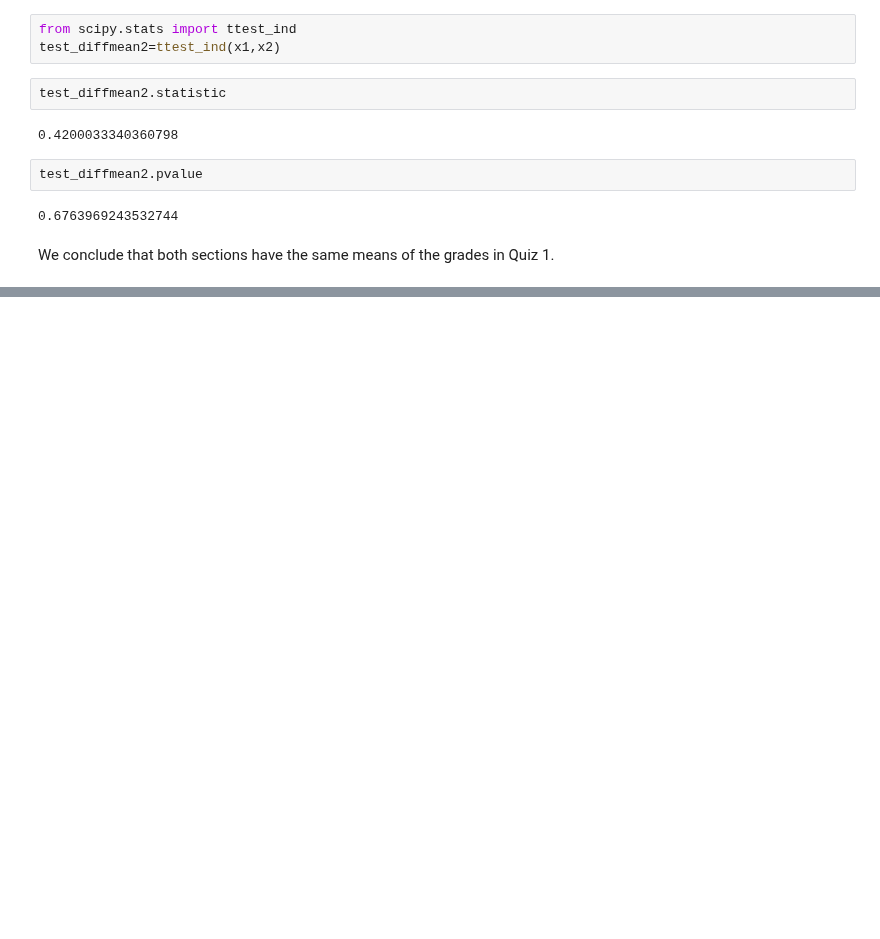
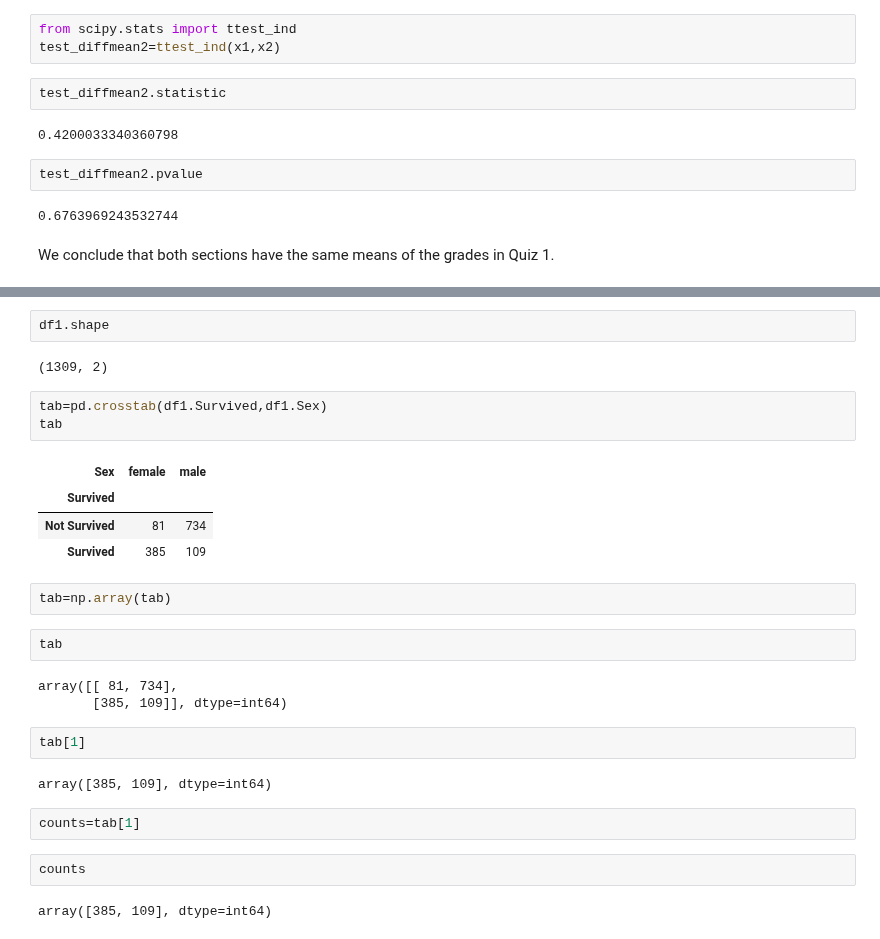
Before and after one commit to malouche/DSC2spring2022, a Jupyter notebook: Hypothesis testing.ipynb, the cells around one changed output, grey strips where cells are left out. Saved outputs shown, nothing was run; the diff lists cells and outputs as text; blank space fills up the shorter version.

```diff
--- a/Hypothesis testing.ipynb
+++ b/Hypothesis testing.ipynb
@@ -349,0 +667,29 @@ We conclude that both sections have the same means of the grades in Quiz 1.
+# %%
+df1.shape
+# %% [output]
+(1309, 2)
+# %%
+tab=pd.crosstab(df1.Survived,df1.Sex)
+tab
+# %% [output]
+| Sex | female | male |
+| Survived |  |  |
+| Not Survived | 81 | 734 |
+| Survived | 385 | 109 |
+# %%
+tab=np.array(tab)
+# %%
+tab
+# %% [output]
+array([[ 81, 734],
+       [385, 109]], dtype=int64)
+# %%
+tab[1]
+# %% [output]
+array([385, 109], dtype=int64)
+# %%
+counts=tab[1]
+# %%
+counts
+# %% [output]
+array([385, 109], dtype=int64)
```
Also changed, not shown: parts of 99 cells of this notebook, 1 other file.
